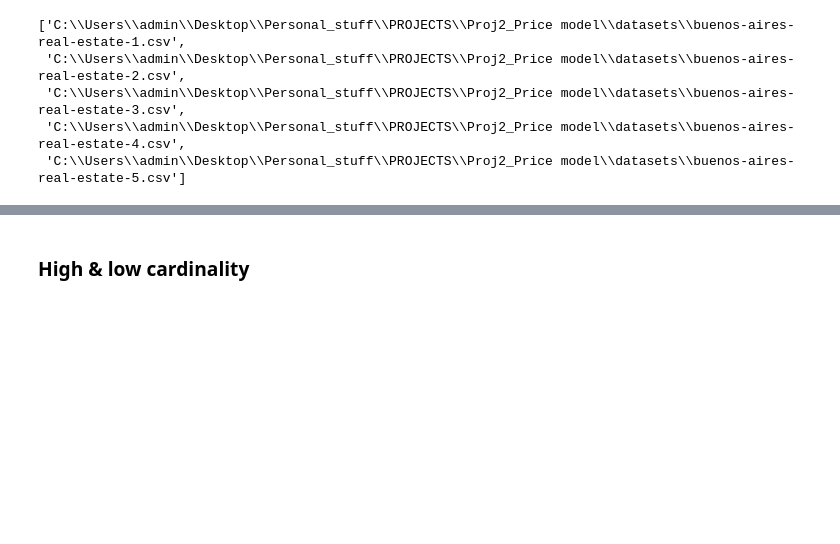
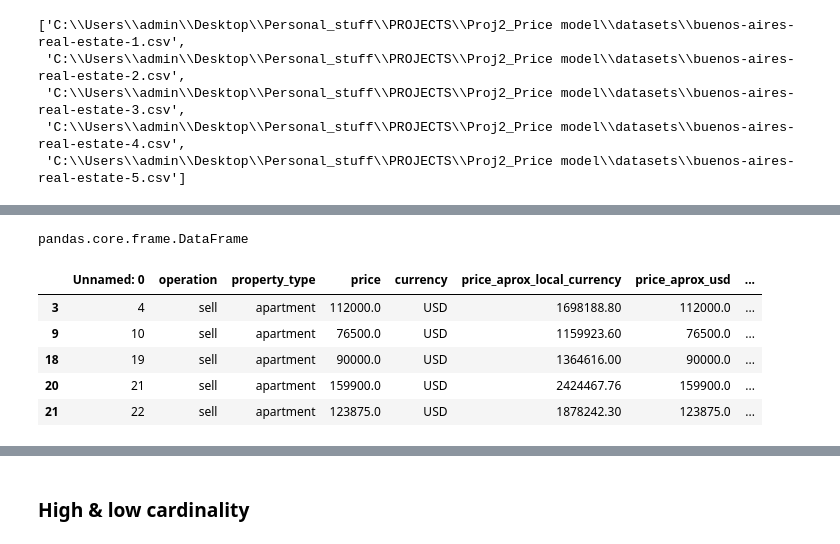
Before and after one commit to kamibrenda/BA_Apartment_LinReg, a Jupyter notebook: notebook/Predicting Price with Size, Location, and Neighborhood.ipynb, the cells around one changed output, grey strips where cells are left out. Cells and saved outputs as stored; diff of their text form; code cells hidden in the pictures; blank space fills up the shorter version.

```diff
--- a/notebook/Predicting Price with Size, Location, and Neighborhood.ipynb
+++ b/notebook/Predicting Price with Size, Location, and Neighborhood.ipynb
@@ -74,7 +101,16 @@ EmptyDataError: No columns to parse from file
 # %%
-#type(frames[0]) #indicating its a list
+type(frames[0]) #indicating its a list
+# %% [output]
+pandas.core.frame.DataFrame
 # %%
-frames[0].head() #dataframe 1
+frames[4].head() #dataframe 1
+# %% [output]
+|  | Unnamed: 0 | operation | property_type | price | currency | price_aprox_local_currency | price_aprox_usd | ... |
+| 3 | 4 | sell | apartment | 112000.0 | USD | 1698188.80 | 112000.0 | ... |
+| 9 | 10 | sell | apartment | 76500.0 | USD | 1159923.60 | 76500.0 | ... |
+| 18 | 19 | sell | apartment | 90000.0 | USD | 1364616.00 | 90000.0 | ... |
+| 20 | 21 | sell | apartment | 159900.0 | USD | 2424467.76 | 159900.0 | ... |
+| 21 | 22 | sell | apartment | 123875.0 | USD | 1878242.30 | 123875.0 | ... |
 # %%
 #concatenate the dataframes
 df = pd.concat(frames, ignore_index = True)
```
Also changed, not shown: parts of 10 cells of this notebook.
